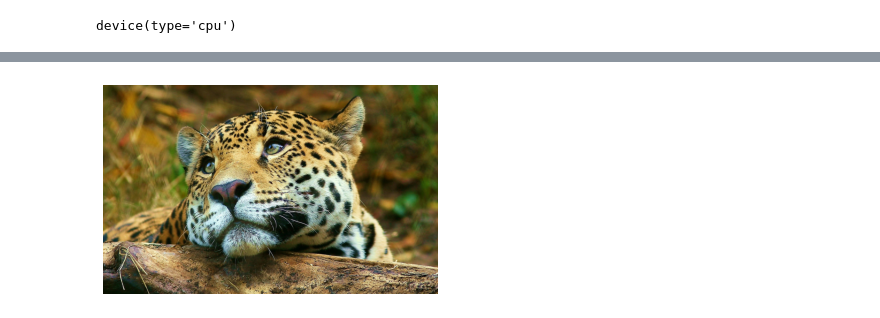
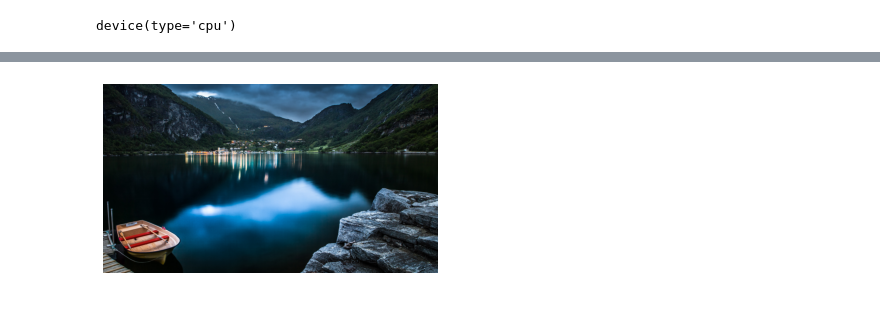
Before and after one commit to AlexeyTri/MLSeminars, a Jupyter notebook: seminar6/Многомерная_линейная_регрессия.ipynb, the cells around one changed output, grey strips where cells are left out. Drawn from its saved outputs; the diff is of its cells as text; code cells hidden in the pictures.

```diff
--- a/seminar6/Многомерная_линейная_регрессия.ipynb
+++ b/seminar6/Многомерная_линейная_регрессия.ipynb
@@ -542,11 +534,11 @@ plt.show()
 # %%
-img = imread('1383482003_mixwall_060.jpg')
+img = imread('102171-peyzash-nebo-vodohranilishhe-priroda-fjord-3840x2160.jpg')
 plt.imshow(img)
 plt.axis('off')
 
 plt.show()
 # %% [output]
-[figure, old version]
+[figure, new version]
 # %%
 V_1, d, U_1 = np.linalg.svd(img[:,:,0], full_matrices=False)
 D_1 = np.diag(d)
```
Also changed, not shown: parts of 23 cells of this notebook.
